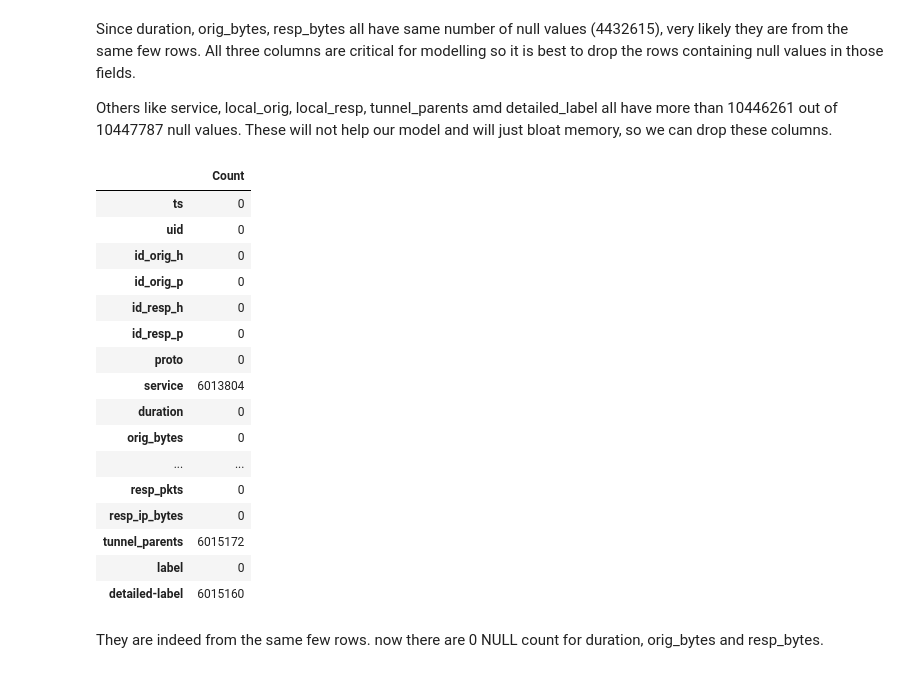
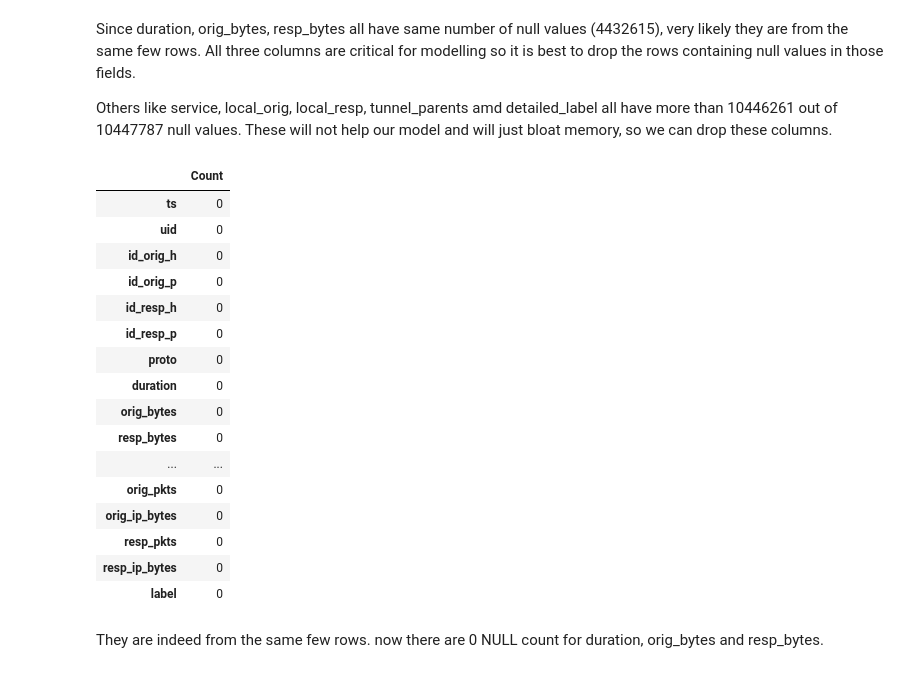
Before and after one commit to jesgiveup/maleware-detection-ml-model, a Jupyter notebook: V_2_BT4221_Group_Project.ipynb, the cells around one changed output. Drawn from its saved outputs; the diff is of its cells as text; code cells hidden in the pictures.

```diff
--- a/V_2_BT4221_Group_Project.ipynb
+++ b/V_2_BT4221_Group_Project.ipynb
@@ -43,7 +46,10 @@ import numpy as np
 # %%
 from pyspark.sql import SparkSession
 
-spark = SparkSession.builder.appName("NetTraffic").getOrCreate()
-spark.sparkContext.setLogLevel("INFO")
-
-print("✅ Spark is running!")
+# Check if a Spark session already exists
+spark = SparkSession.getActiveSession()
+if spark is None:
+    spark = SparkSession.builder.appName("NetTraffic").getOrCreate()
+    print("✅ Spark session created.")
+else:
+    print("🔄 Using existing Spark session.")
@@ -193,43 +187,43 @@ for c in columns_to_clean:
     df = df.withColumn(c, when((col(c) == "NULL") | (col(c) == "null"), None).otherwise(col(c)))
 
 # Now drop rows where any of these are null
 df = df.dropna(subset=columns_to_clean)
 
 from pyspark.sql.functions import col, sum as spark_sum
 
 # now drop columns with largely null values
-columns_to_drop = ["service", "local_orig", "local_resp", "tunnel_parents", "missed_bytes"]
+columns_to_drop = ["service", "local_orig", "local_resp", "tunnel_parents", "detailed-label"]
 df = df.drop(*columns_to_drop)
 
 
 null_values = (
     df.select([
         spark_sum(col(c).isNull().cast("int")).alias(c)
         for c in df.columns
     ])
     .toPandas()
     .T.rename(columns={0: "Count"})
 )
 
 display(null_values)
 # %% [output]
 |  | Count |
 | ts | 0 |
 | uid | 0 |
 | id_orig_h | 0 |
 | id_orig_p | 0 |
 | id_resp_h | 0 |
 | id_resp_p | 0 |
 | proto | 0 |
-| service | 6013804 |
 | duration | 0 |
 | orig_bytes | 0 |
+| resp_bytes | 0 |
 | ... | ... |
+| orig_pkts | 0 |
+| orig_ip_bytes | 0 |
 | resp_pkts | 0 |
 | resp_ip_bytes | 0 |
-| tunnel_parents | 6015172 |
 | label | 0 |
-| detailed-label | 6015160 |
 # %% [markdown]
 They are indeed from the same few rows. now there are 0 NULL count for duration, orig_bytes and resp_bytes.
 # %% [markdown]
```
Also changed, not shown: parts of 22 cells of this notebook, 1 other file.
